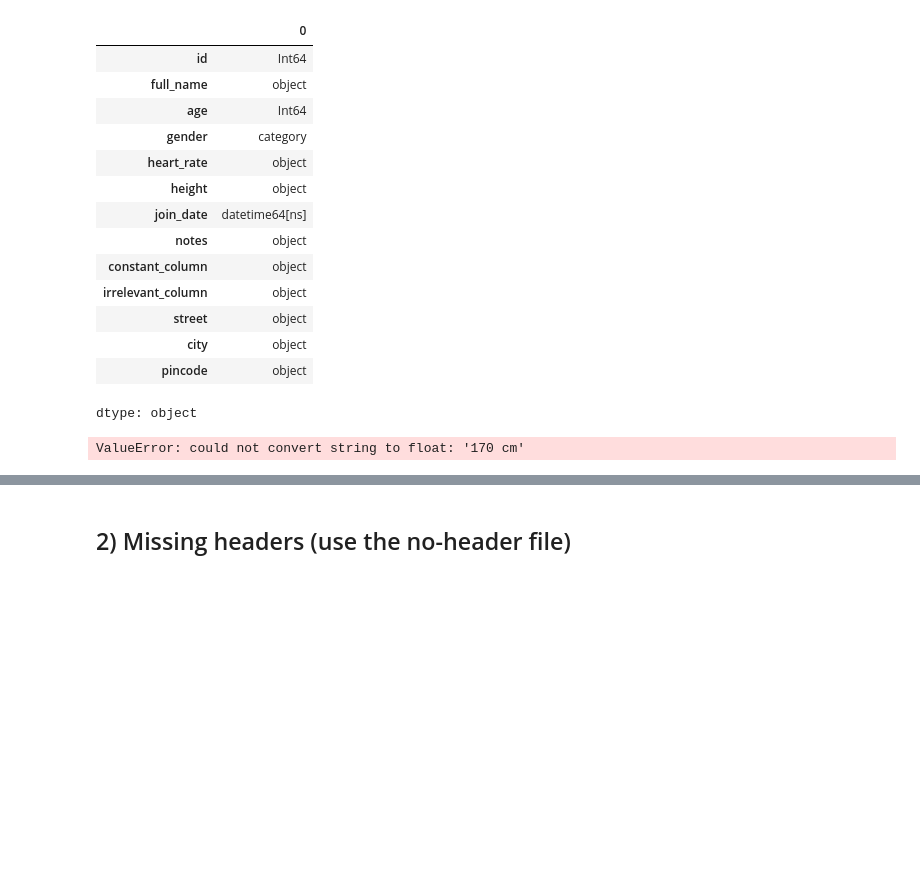
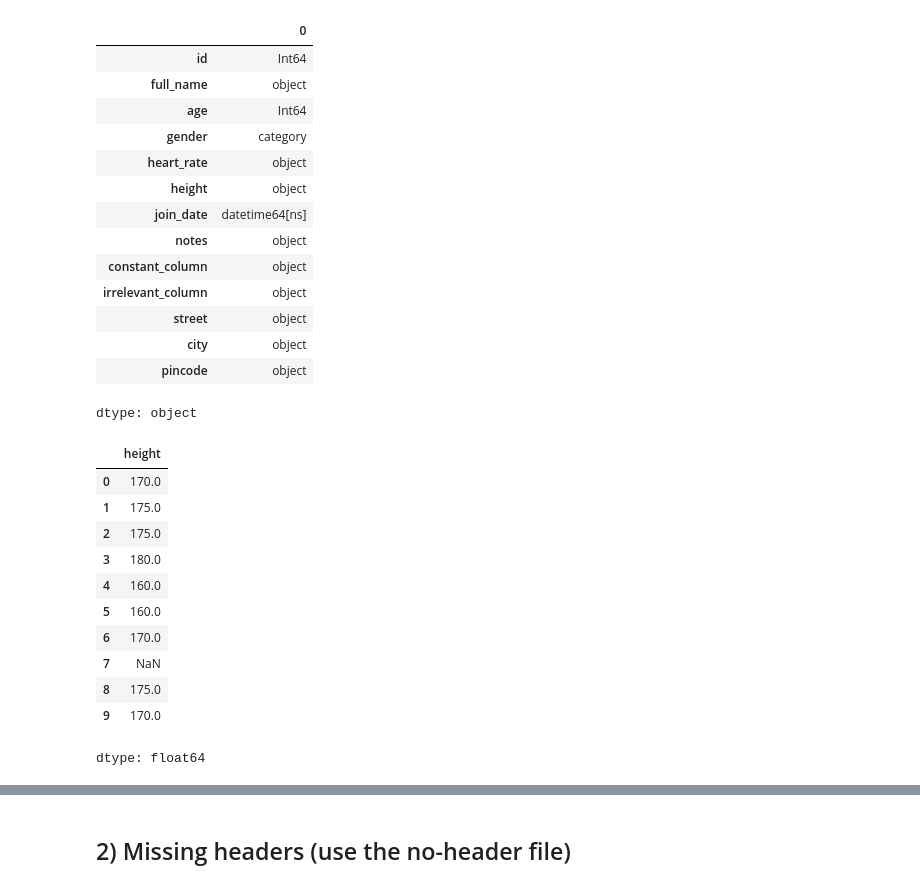
Before and after one commit to Sru-j/daily_lab_activities, a Jupyter notebook: data_inspect.ipynb, the cells around one changed output, grey strips where cells are left out. Cells and saved outputs as stored; diff of their text form; code cells hidden in the pictures; blank space fills up the shorter version.

```diff
--- a/data_inspect.ipynb
+++ b/data_inspect.ipynb
@@ -264,7 +264,29 @@ df.dtypes
 | pincode | object |
 dtype: object
 # %%
-df['height'] = df['height'].str.replace('cm,m','').astype('float')
-df
+def convert_height(value):
+    val = str(value).lower()
+    if 'cm' in val:
+        return float(val.replace('cm', '').strip())
+    elif 'm' in val:
+        # Convert meters to cm
+        return float(val.replace('m', '').strip()) * 100
+    else:
+        # Handle cases with no unit, assuming cm
+        return float(val)
-# %% [output]
-ValueError: could not convert string to float: '170 cm'
+# %%
+df['height'] = df['height'].apply(convert_height)
+df['height']
+# %% [output]
+|  | height |
+| 0 | 170.0 |
+| 1 | 175.0 |
+| 2 | 175.0 |
+| 3 | 180.0 |
+| 4 | 160.0 |
+| 5 | 160.0 |
+| 6 | 170.0 |
+| 7 | NaN |
+| 8 | 175.0 |
+| 9 | 170.0 |
+dtype: float64
```
Also changed, not shown: parts of 2 cells of this notebook.
